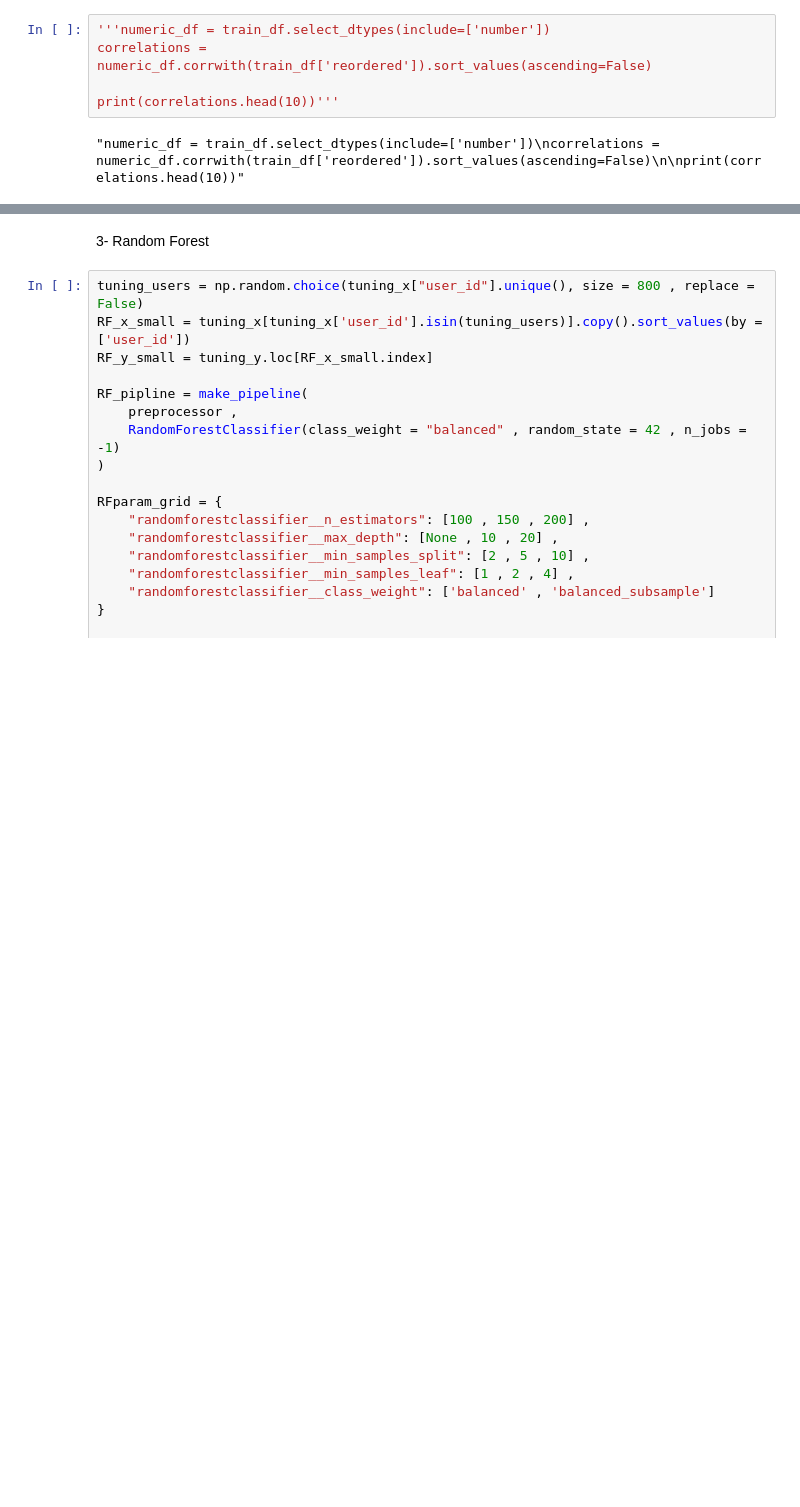
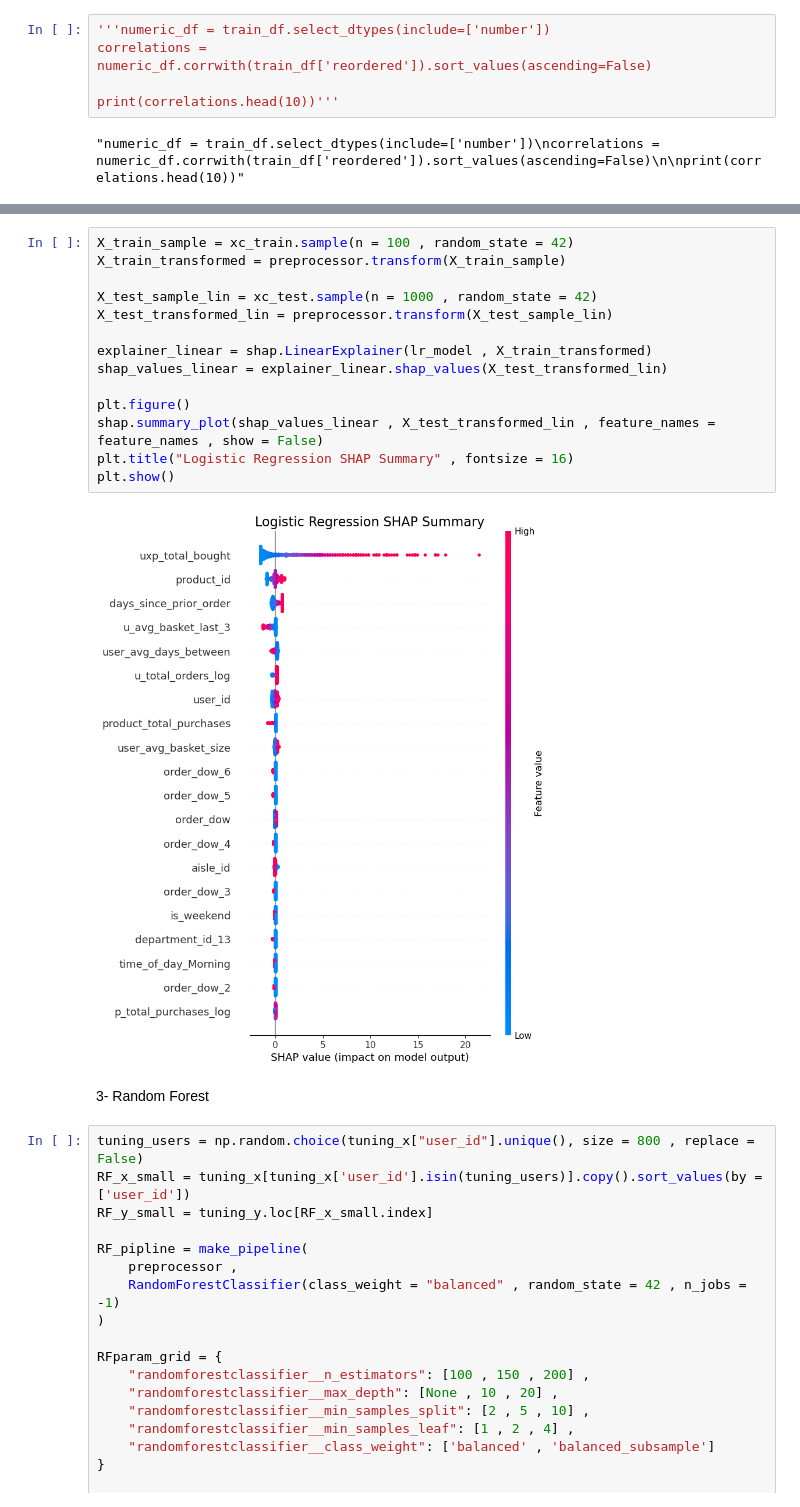
Before and after one commit to ameennasaireh10-hash/ML-project, a Jupyter notebook: FinalProject.ipynb, the cells around one changed output, grey strips where cells are left out. Drawn from its saved outputs; the diff is of its cells as text; blank space fills up the shorter version.

Commit message:
SHAP

```diff
--- a/FinalProject.ipynb
+++ b/FinalProject.ipynb
@@ -1876,3 +1915,19 @@ print(correlations.head(10))'''
+# %%
+X_train_sample = xc_train.sample(n = 100 , random_state = 42)
+X_train_transformed = preprocessor.transform(X_train_sample)
+
+X_test_sample_lin = xc_test.sample(n = 1000 , random_state = 42)
+X_test_transformed_lin = preprocessor.transform(X_test_sample_lin)
+
+explainer_linear = shap.LinearExplainer(lr_model , X_train_transformed)
+shap_values_linear = explainer_linear.shap_values(X_test_transformed_lin)
+
+plt.figure()
+shap.summary_plot(shap_values_linear , X_test_transformed_lin , feature_names = feature_names , show = False)
+plt.title("Logistic Regression SHAP Summary" , fontsize = 16)
+plt.show()
+# %% [output]
+[figure, added]
 # %% [markdown]
 3- Random Forest
 # %%
```
Also changed, not shown: parts of 13 cells of this notebook.
